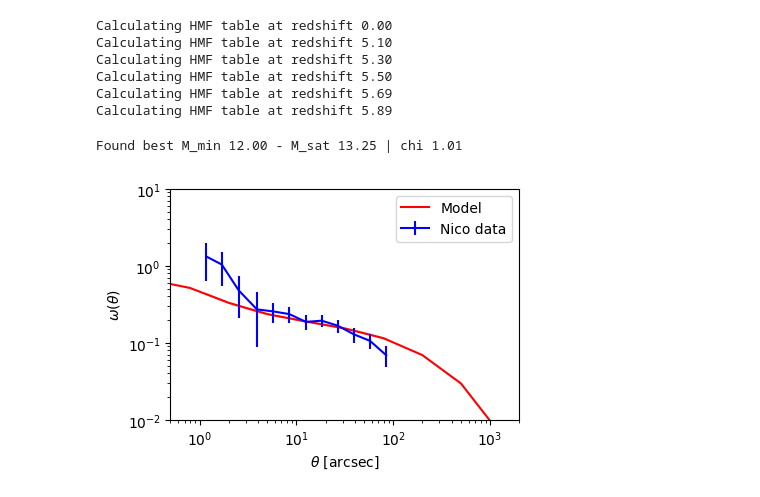
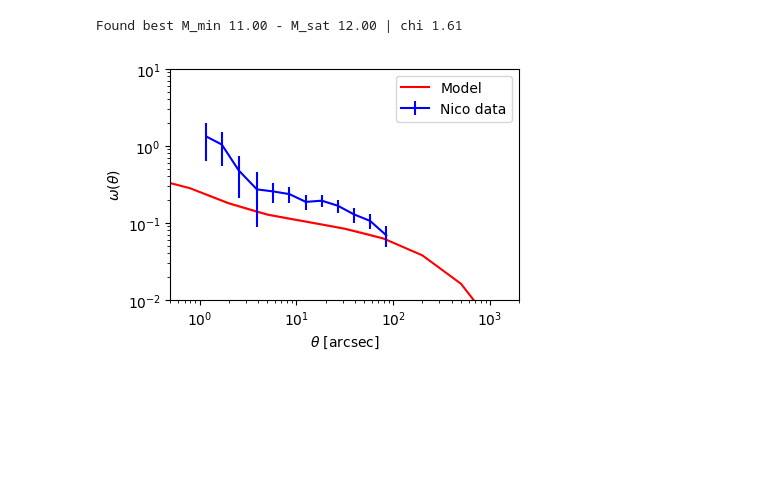
Before and after one commit to Ferr013/HOD, a Jupyter notebook: test_MCMC.ipynb, the cells around one changed output. Drawn from its saved outputs; the diff is of its cells as text; code cells hidden in the pictures; blank space fills up the shorter version.

```diff
--- a/test_MCMC.ipynb
+++ b/test_MCMC.ipynb
@@ -40,43 +40,37 @@ fnames = ['ACF_new_parameters_z5.5.txt',
 
 fname = fnames[0]
 bin_centre, w_obs, w_err, z_array, N_norm = read_Nico_data('Data_Nico/'+fname)
 t_Nico = bin_centre/206265
 chi2_best, M_sat_best, M_min_best = np.infty, 0, 0
 fig, ax = plt.subplots(1, 1, figsize=(4.5, 3), sharex=False, sharey=False)
-for M_min in tqdm(np.power(10, np.array([12.00]))):
-    for M_sat in np.power(10,  np.array([13.25])):
+for M_min in tqdm(np.power(10, np.array([11.00]))):
+    for M_sat in np.power(10,  np.array([12.00])):
       o2_model = HOD.omega_2halo_singleCore(t_Nico, M_min, sigma_logM, M_sat, alpha, N_norm, z_array,
                               LOW_RES=1, mag_min = -22.3, mag_max = -15.5)
       ax.plot(t_Nico*206265, o2_model, c = 'r', ls = '-', alpha=0.25)
       chi2 = np.sum(np.power((o2_model-w_obs)/w_err,2))
       if chi2<chi2_best:
          chi2_best = chi2
          M_min_best, M_sat_best = M_min, M_sat
 
 print(f'Found best M_min {np.log10(M_min_best):.2f} - M_sat {np.log10(M_sat_best):.2f} | chi {np.log10(chi2):.2f}')
 th_arr = np.logspace(-0.5, 3.5, 11)/206265
 o2_N = HOD.omega_2halo_singleCore(th_arr, M_min_best, sigma_logM, M_sat_best, alpha, N_norm, z_array,
                                   LOW_RES=1, mag_min = -22.3, mag_max = -15.5)
 
 ax.plot(th_arr*206265, o2_N, c = 'r', ls = '-', label='Model')
 ax.errorbar(bin_centre,w_obs, w_err, c='b', label='Nico data')
 ax.set_xscale('log')
 ax.set_yscale('log')
 ax.set_xlim((0.5,2e3))
 ax.set_ylim((1e-2, 1e1))
 ax.set_xlabel(r'$\theta$ [arcsec]')
 ax.set_ylabel(r'$\omega$($\theta$)')
 plt.legend()
 plt.show()
 # %% [output]
-Calculating HMF table at redshift 0.00
-Calculating HMF table at redshift 5.10
-Calculating HMF table at redshift 5.30
-Calculating HMF table at redshift 5.50
-Calculating HMF table at redshift 5.69
-Calculating HMF table at redshift 5.89
+Found best M_min 11.00 - M_sat 12.00 | chi 1.61
-Found best M_min 12.00 - M_sat 13.25 | chi 1.01
-[figure, old version]
+[figure, new version]
 # %%
 ### PLOT CHAINS ###
 __CORNER_KWARGS = dict(
```
Also changed, not shown: parts of 1 cell of this notebook, 11 other files.
